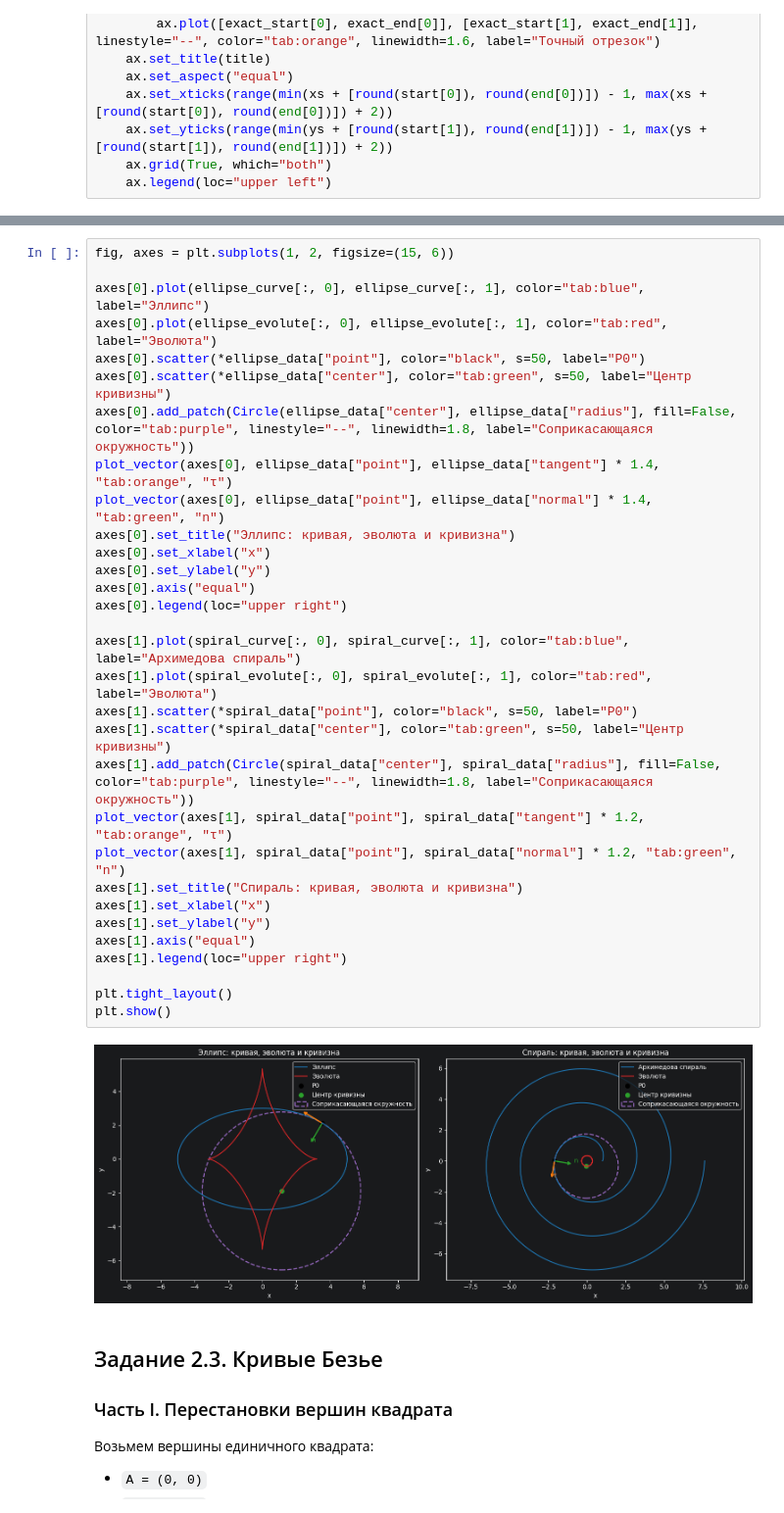
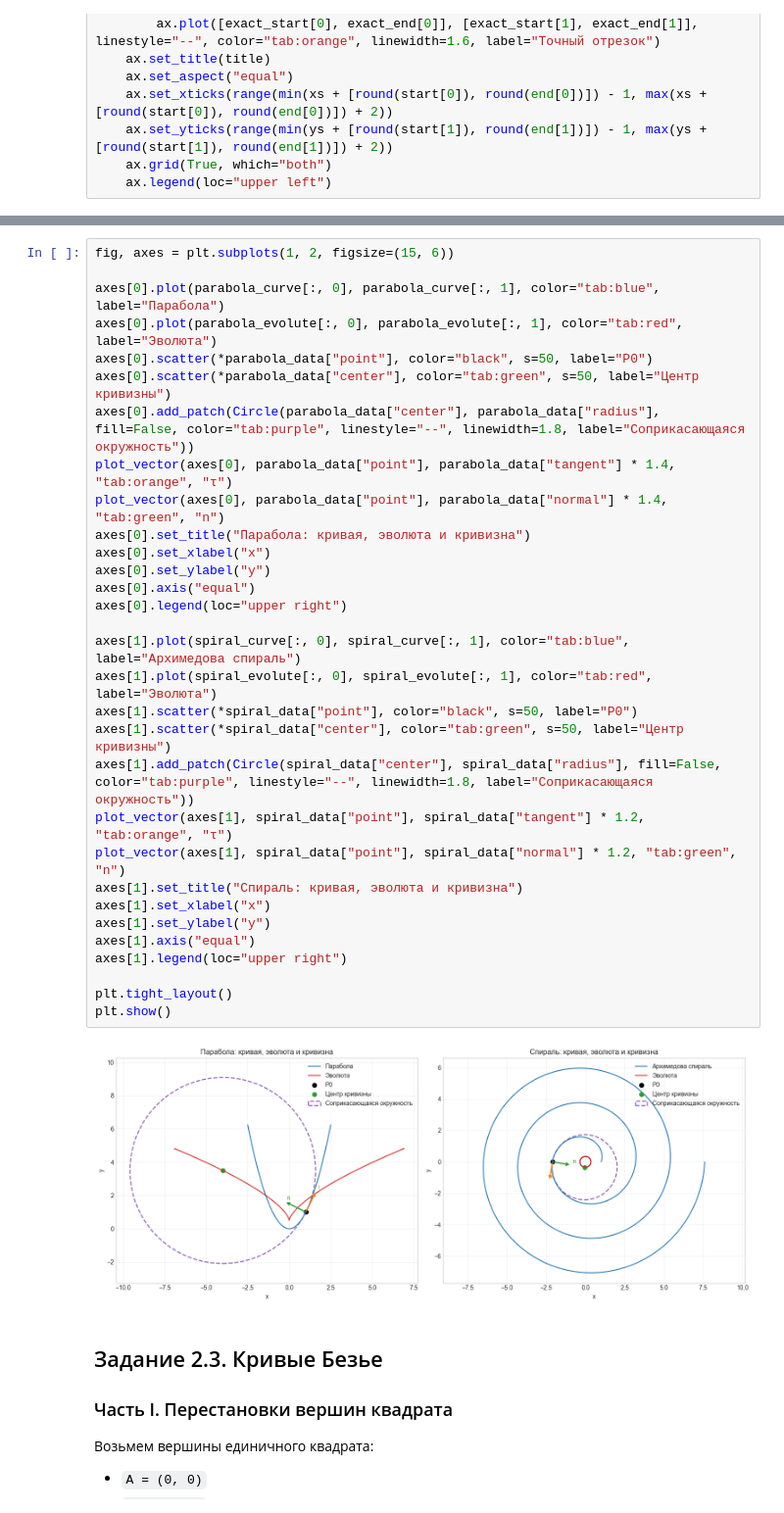
Before and after one commit to Mikkkkkkka/itmo-is-geometry-labs, a Jupyter notebook: lab2_planar_curves_2-4.ipynb, the cells around one changed output, grey strips where cells are left out. Shown at 98% size. Saved outputs shown, nothing was run; the diff lists cells and outputs as text.

```diff
--- a/lab2_planar_curves_2-4.ipynb
+++ b/lab2_planar_curves_2-4.ipynb
@@ -381,36 +381,36 @@ print("Радиус кривизны:", spiral_data["radius"])
 # %%
 fig, axes = plt.subplots(1, 2, figsize=(15, 6))
 
-axes[0].plot(ellipse_curve[:, 0], ellipse_curve[:, 1], color="tab:blue", label="Эллипс")
-axes[0].plot(ellipse_evolute[:, 0], ellipse_evolute[:, 1], color="tab:red", label="Эволюта")
-axes[0].scatter(*ellipse_data["point"], color="black", s=50, label="P0")
-axes[0].scatter(*ellipse_data["center"], color="tab:green", s=50, label="Центр кривизны")
-axes[0].add_patch(Circle(ellipse_data["center"], ellipse_data["radius"], fill=False, color="tab:purple", linestyle="--", linewidth=1.8, label="Соприкасающаяся окружность"))
-plot_vector(axes[0], ellipse_data["point"], ellipse_data["tangent"] * 1.4, "tab:orange", "τ")
-plot_vector(axes[0], ellipse_data["point"], ellipse_data["normal"] * 1.4, "tab:green", "n")
-axes[0].set_title("Эллипс: кривая, эволюта и кривизна")
+axes[0].plot(parabola_curve[:, 0], parabola_curve[:, 1], color="tab:blue", label="Парабола")
+axes[0].plot(parabola_evolute[:, 0], parabola_evolute[:, 1], color="tab:red", label="Эволюта")
+axes[0].scatter(*parabola_data["point"], color="black", s=50, label="P0")
+axes[0].scatter(*parabola_data["center"], color="tab:green", s=50, label="Центр кривизны")
+axes[0].add_patch(Circle(parabola_data["center"], parabola_data["radius"], fill=False, color="tab:purple", linestyle="--", linewidth=1.8, label="Соприкасающаяся окружность"))
+plot_vector(axes[0], parabola_data["point"], parabola_data["tangent"] * 1.4, "tab:orange", "τ")
+plot_vector(axes[0], parabola_data["point"], parabola_data["normal"] * 1.4, "tab:green", "n")
+axes[0].set_title("Парабола: кривая, эволюта и кривизна")
 axes[0].set_xlabel("x")
 axes[0].set_ylabel("y")
 axes[0].axis("equal")
 axes[0].legend(loc="upper right")
 
 axes[1].plot(spiral_curve[:, 0], spiral_curve[:, 1], color="tab:blue", label="Архимедова спираль")
 axes[1].plot(spiral_evolute[:, 0], spiral_evolute[:, 1], color="tab:red", label="Эволюта")
 axes[1].scatter(*spiral_data["point"], color="black", s=50, label="P0")
 axes[1].scatter(*spiral_data["center"], color="tab:green", s=50, label="Центр кривизны")
 axes[1].add_patch(Circle(spiral_data["center"], spiral_data["radius"], fill=False, color="tab:purple", linestyle="--", linewidth=1.8, label="Соприкасающаяся окружность"))
 plot_vector(axes[1], spiral_data["point"], spiral_data["tangent"] * 1.2, "tab:orange", "τ")
 plot_vector(axes[1], spiral_data["point"], spiral_data["normal"] * 1.2, "tab:green", "n")
 axes[1].set_title("Спираль: кривая, эволюта и кривизна")
 axes[1].set_xlabel("x")
 axes[1].set_ylabel("y")
 axes[1].axis("equal")
 axes[1].legend(loc="upper right")
 
 plt.tight_layout()
 plt.show()
 # %% [output]
-[figure, old version]
+[figure, new version]
 # %% [markdown]
 ## Задание 2.3. Кривые Безье
 
```
Also changed, not shown: parts of 5 cells of this notebook.
